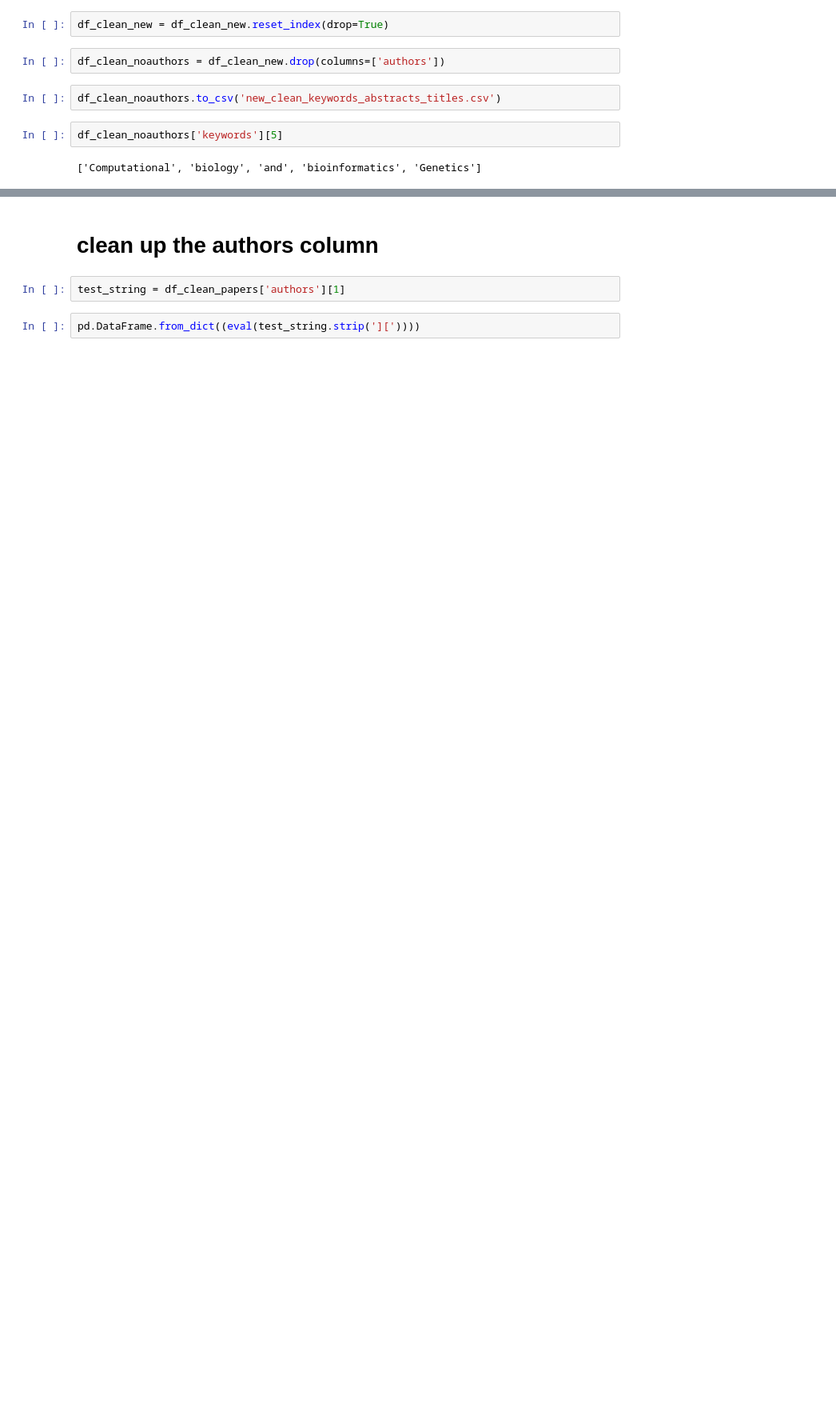
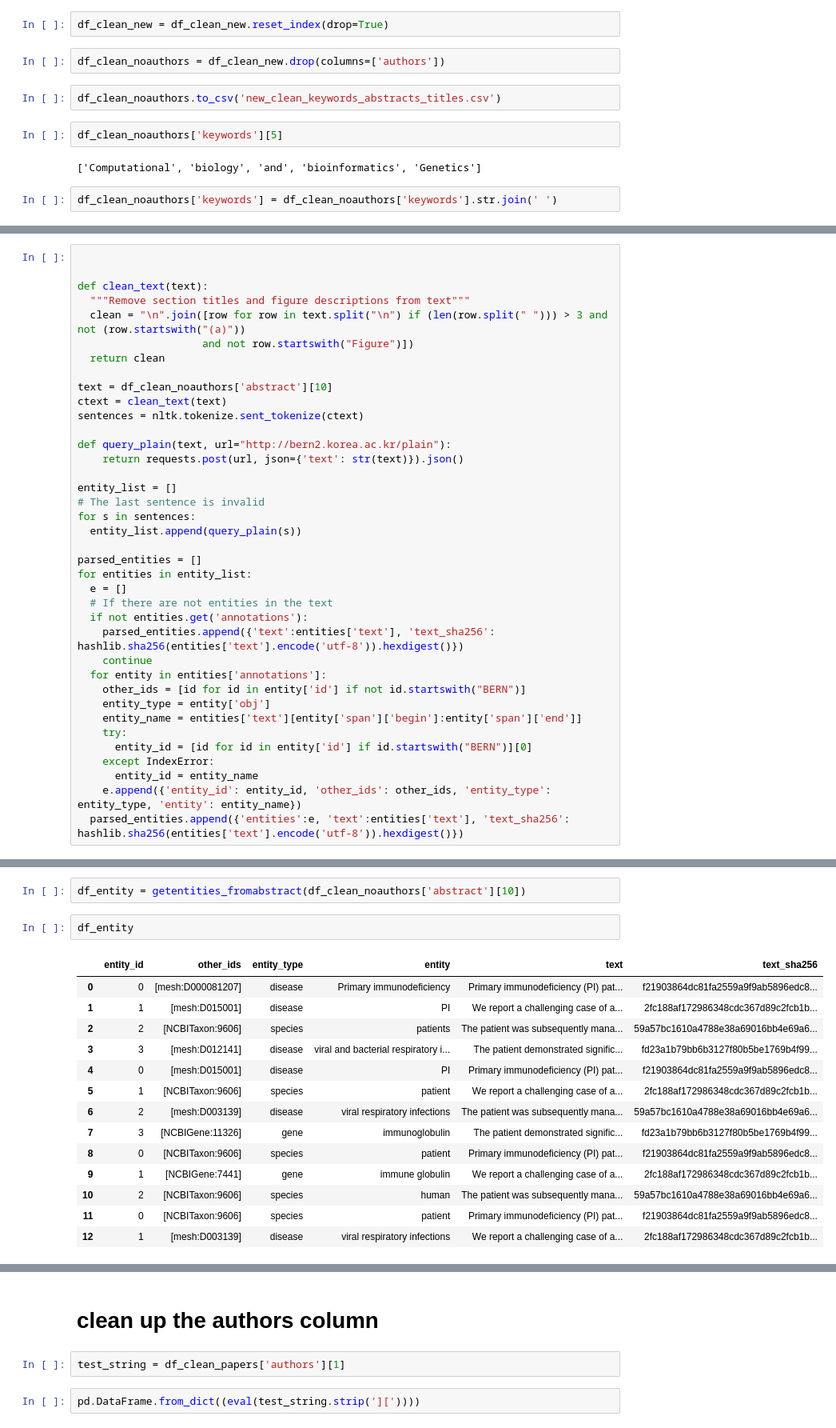
Before and after one commit to strategicwaterfall/antiaging, a Jupyter notebook: main_notebook.ipynb, the cells around one changed output, grey strips where cells are left out. Shown: that part at 80% size. Saved outputs shown, nothing was run; the diff lists cells and outputs as text; blank space fills up the shorter version.

```diff
--- a/main_notebook.ipynb
+++ b/main_notebook.ipynb
@@ -396,3 +403,5 @@ df_clean_noauthors.to_csv('new_clean_keywords_abstracts_titles.csv')
 df_clean_noauthors['keywords'][5]
 # %% [output]
 ['Computational', 'biology', 'and', 'bioinformatics', 'Genetics']
+# %%
+df_clean_noauthors['keywords'] = df_clean_noauthors['keywords'].str.join(' ')
@@ -398,0 +418,38 @@ df_clean_noauthors['keywords'][5]
+# %%
+
+
+def clean_text(text):
+  """Remove section titles and figure descriptions from text"""
+  clean = "\n".join([row for row in text.split("\n") if (len(row.split(" "))) > 3 and not (row.startswith("(a)"))
+                    and not row.startswith("Figure")])
+  return clean
+
+text = df_clean_noauthors['abstract'][10]
+ctext = clean_text(text)
+sentences = nltk.tokenize.sent_tokenize(ctext)
+
+def query_plain(text, url="http://bern2.korea.ac.kr/plain"):
+    return requests.post(url, json={'text': str(text)}).json()
+
+entity_list = []
+# The last sentence is invalid
+for s in sentences:
+  entity_list.append(query_plain(s))
+
+parsed_entities = []
+for entities in entity_list:
+  e = []
+  # If there are not entities in the text
+  if not entities.get('annotations'):
+    parsed_entities.append({'text':entities['text'], 'text_sha256': hashlib.sha256(entities['text'].encode('utf-8')).hexdigest()})
+    continue
+  for entity in entities['annotations']:
+    other_ids = [id for id in entity['id'] if not id.startswith("BERN")]
+    entity_type = entity['obj']
+    entity_name = entities['text'][entity['span']['begin']:entity['span']['end']]
+    try:
+      entity_id = [id for id in entity['id'] if id.startswith("BERN")][0]
+    except IndexError:
+      entity_id = entity_name
+    e.append({'entity_id': entity_id, 'other_ids': other_ids, 'entity_type': entity_type, 'entity': entity_name})
+  parsed_entities.append({'entities':e, 'text':entities['text'], 'text_sha256': hashlib.sha256(entities['text'].encode('utf-8')).hexdigest()})
@@ -398,0 +524,19 @@ df_clean_noauthors['keywords'][5]
+# %%
+df_entity = getentities_fromabstract(df_clean_noauthors['abstract'][10])
+# %%
+df_entity
+# %% [output]
+|  | entity_id | other_ids | entity_type | entity | text | text_sha256 |
+| 0 | 0 | [mesh:D000081207] | disease | Primary immunodeficiency | Primary immunodeficiency (PI) pat... | f21903864dc81fa2559a9f9ab5896edc8... |
+| 1 | 1 | [mesh:D015001] | disease | PI | We report a challenging case of a... | 2fc188af172986348cdc367d89c2fcb1b... |
+| 2 | 2 | [NCBITaxon:9606] | species | patients | The patient was subsequently mana... | 59a57bc1610a4788e38a69016bb4e69a6... |
+| 3 | 3 | [mesh:D012141] | disease | viral and bacterial respiratory i... | The patient demonstrated signific... | fd23a1b79bb6b3127f80b5be1769b4f99... |
+| 4 | 0 | [mesh:D015001] | disease | PI | Primary immunodeficiency (PI) pat... | f21903864dc81fa2559a9f9ab5896edc8... |
+| 5 | 1 | [NCBITaxon:9606] | species | patient | We report a challenging case of a... | 2fc188af172986348cdc367d89c2fcb1b... |
+| 6 | 2 | [mesh:D003139] | disease | viral respiratory infections | The patient was subsequently mana... | 59a57bc1610a4788e38a69016bb4e69a6... |
+| 7 | 3 | [NCBIGene:11326] | gene | immunoglobulin | The patient demonstrated signific... | fd23a1b79bb6b3127f80b5be1769b4f99... |
+| 8 | 0 | [NCBITaxon:9606] | species | patient | Primary immunodeficiency (PI) pat... | f21903864dc81fa2559a9f9ab5896edc8... |
+| 9 | 1 | [NCBIGene:7441] | gene | immune globulin | We report a challenging case of a... | 2fc188af172986348cdc367d89c2fcb1b... |
+| 10 | 2 | [NCBITaxon:9606] | species | human | The patient was subsequently mana... | 59a57bc1610a4788e38a69016bb4e69a6... |
+| 11 | 0 | [NCBITaxon:9606] | species | patient | Primary immunodeficiency (PI) pat... | f21903864dc81fa2559a9f9ab5896edc8... |
+| 12 | 1 | [mesh:D003139] | disease | viral respiratory infections | We report a challenging case of a... | 2fc188af172986348cdc367d89c2fcb1b... |
```
Also changed, not shown: parts of 13 cells of this notebook, 2 other files.
